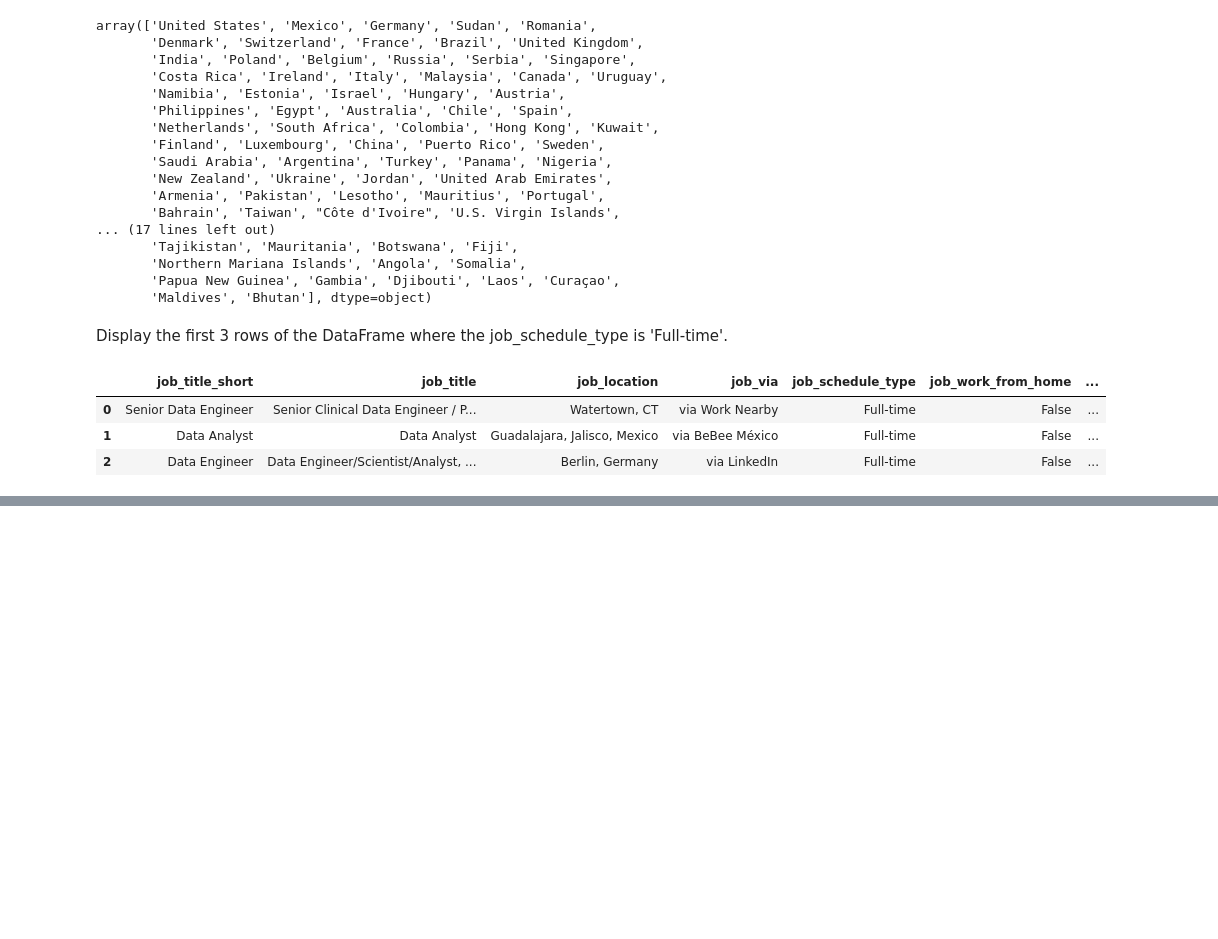
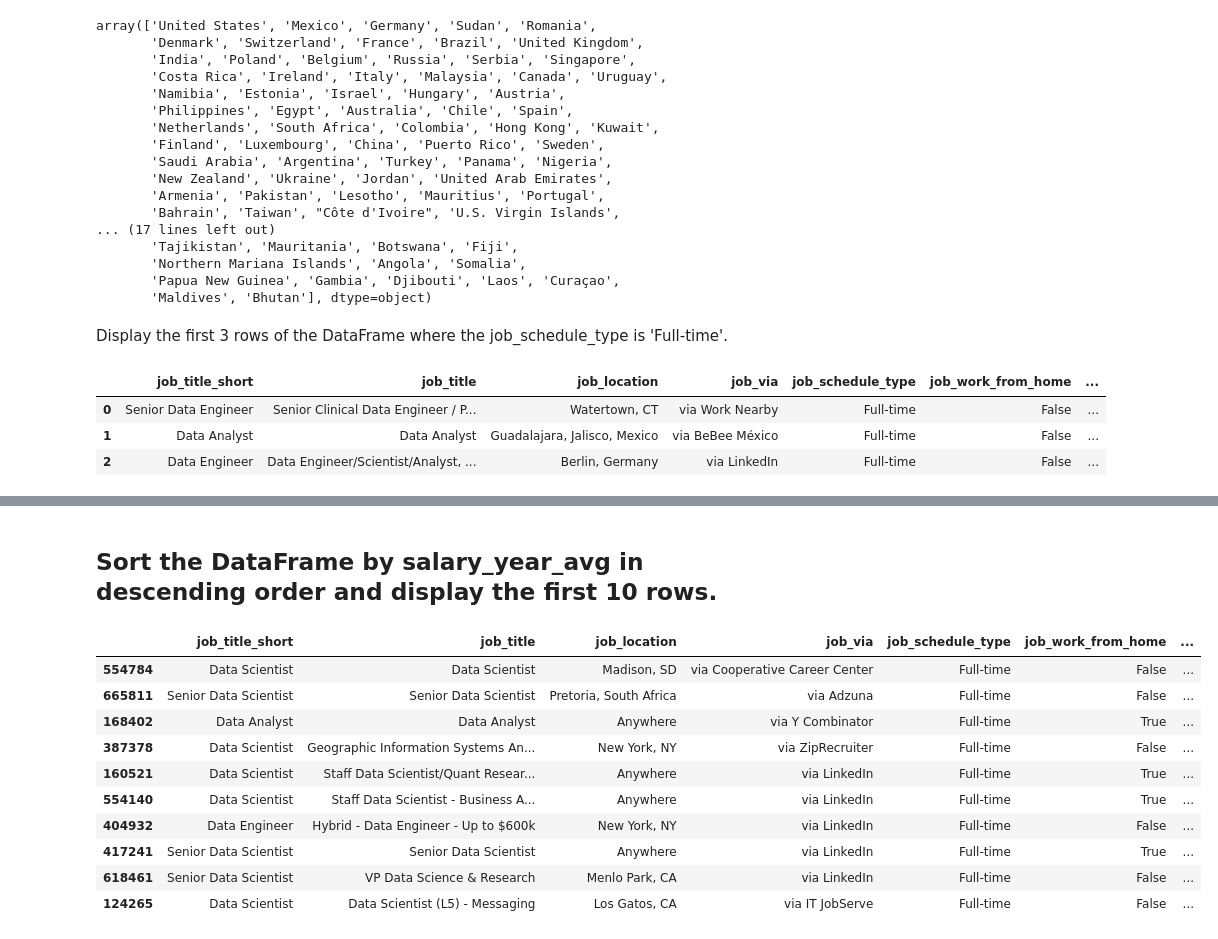
Before and after one commit to Barderus/py_review, a Jupyter notebook: Exercises/pandas_exercises.ipynb, the cells around one changed output, grey strips where cells are left out. Drawn from its saved outputs; the diff is of its cells as text; code cells hidden in the pictures; blank space fills up the shorter version.

```diff
--- a/Exercises/pandas_exercises.ipynb
+++ b/Exercises/pandas_exercises.ipynb
@@ -116,0 +136,17 @@ df[df["job_schedule_type"] == "Full-time"].head(3)
+# %% [markdown]
+## Sort the DataFrame by salary_year_avg in descending order and display the first 10 rows.
+# %%
+df.sort_values(by="salary_year_avg", ascending=False, inplace=True)
+df.head(10)
+# %% [output]
+|  | job_title_short | job_title | job_location | job_via | job_schedule_type | job_work_from_home | ... |
+| 554784 | Data Scientist | Data Scientist | Madison, SD | via Cooperative Career Center | Full-time | False | ... |
+| 665811 | Senior Data Scientist | Senior Data Scientist | Pretoria, South Africa | via Adzuna | Full-time | False | ... |
+| 168402 | Data Analyst | Data Analyst | Anywhere | via Y Combinator | Full-time | True | ... |
+| 387378 | Data Scientist | Geographic Information Systems An... | New York, NY | via ZipRecruiter | Full-time | False | ... |
+| 160521 | Data Scientist | Staff Data Scientist/Quant Resear... | Anywhere | via LinkedIn | Full-time | True | ... |
+| 554140 | Data Scientist | Staff Data Scientist - Business A... | Anywhere | via LinkedIn | Full-time | True | ... |
+| 404932 | Data Engineer | Hybrid - Data Engineer - Up to $600k | New York, NY | via LinkedIn | Full-time | False | ... |
+| 417241 | Senior Data Scientist | Senior Data Scientist | Anywhere | via LinkedIn | Full-time | True | ... |
+| 618461 | Senior Data Scientist | VP Data Science & Research | Menlo Park, CA | via LinkedIn | Full-time | False | ... |
+| 124265 | Data Scientist | Data Scientist (L5) - Messaging | Los Gatos, CA | via IT JobServe | Full-time | False | ... |
```
Also changed, not shown: parts of 21 cells of this notebook.
